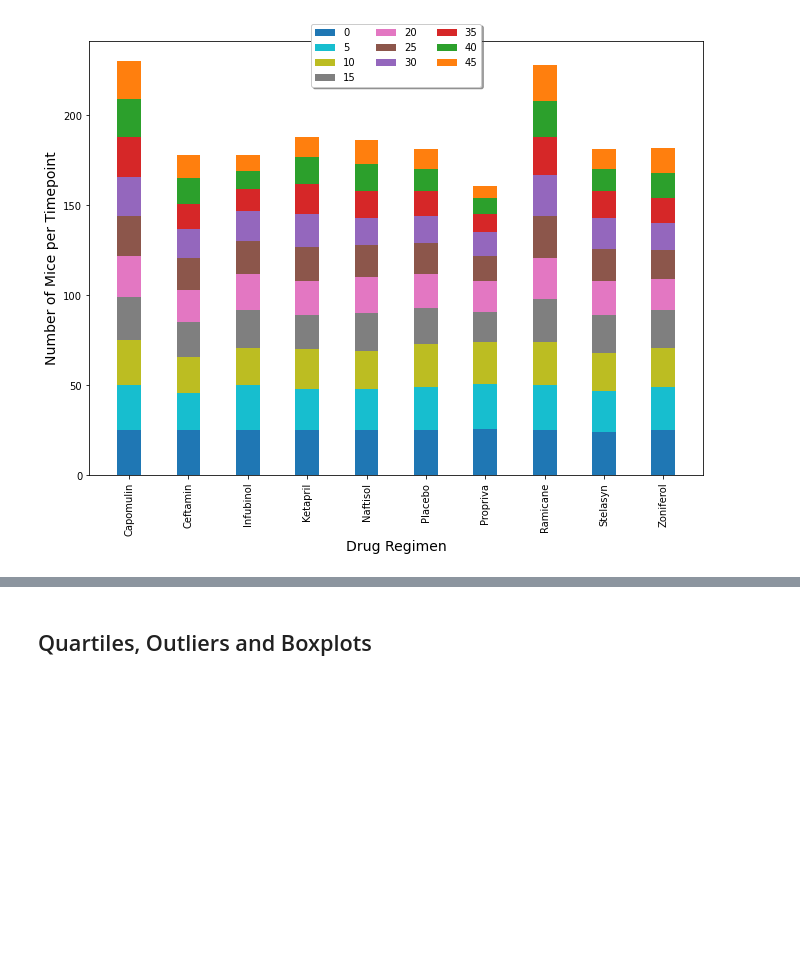
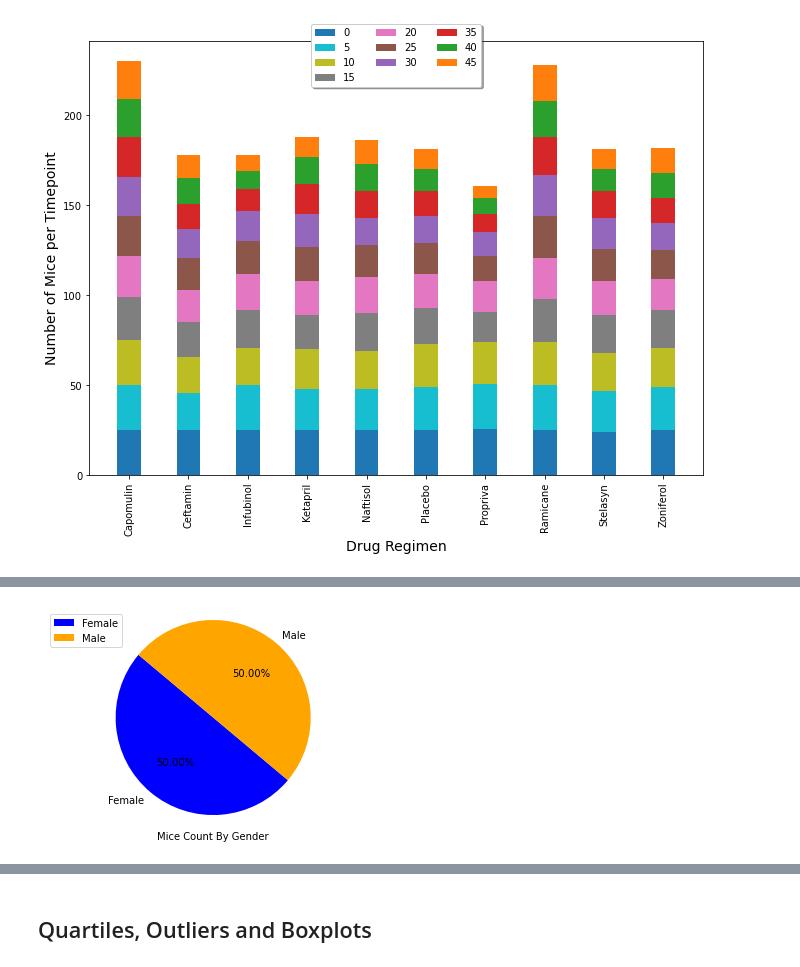
Before and after one commit to gelopez21/Matplotlib_Challenge_WK5, a Jupyter notebook: matplotlib_homework_WK5.ipynb, the cells around one changed output, grey strips where cells are left out. Cells and saved outputs as stored; diff of their text form; code cells hidden in the pictures; blank space fills up the shorter version.

```diff
--- a/matplotlib_homework_WK5.ipynb
+++ b/matplotlib_homework_WK5.ipynb
@@ -4,23 +4,25 @@
 #Dependencies and Setup
 import matplotlib.pyplot as plt
 import pandas as pd
-import sys as st
+# import sys as st
+import scipy.stats as st
 import numpy as np
+import csv
 
 #Hide warning messages in notebook
 import warnings
 warnings.filterwarnings('ignore')
 
 #Study data files
-testmouse_metadata_path = "data/Mouse_metadata.csv"
-mousestudy_results_path = "data/Study_results.csv"
+mouse_metadata_path = "data/Mouse_metadata.csv"
+study_results_path = "data/Study_results.csv"
 
 #Read the mouse data and the study results
 testmouse_metadata = pd.read_csv(mouse_metadata_path)
-mousestudy_results = pd.read_csv(study_results_path)
+teststudy_results = pd.read_csv(study_results_path)
 
 #Combine the data into a single dataset
-combined_results = pd.merge(testmouse_metadata, mousestudy_results, on = "Mouse ID")
+combined_results = pd.merge(testmouse_metadata, teststudy_results, on = "Mouse ID")
 combined_results
 
 #Display the data table for preview
@@ -30,12 +32,12 @@ drugs_group_median = round(drugs_grouped["Tumor Volume (mm3)"].median(),2)
 drugs_group_var = round(drugs_grouped["Tumor Volume (mm3)"].var(),2)
 drugs_group_std = round(drugs_grouped["Tumor Volume (mm3)"].std(),2)
 drugs_group_sem = round(drugs_grouped["Tumor Volume (mm3)"].sem(),2)
-drugsummary_stats_df = pd.DataFrame({"Mean Volume":drugs_group_mean,
+drug_groupsummary_stats_df = pd.DataFrame({"Mean Volume":drugs_group_mean,
                                  "Median Volume":drugs_group_median,
                                  "Variance":drugs_group_var,
                                  "Standard Deviation":drugs_group_std,
                                  "Standard Error of Measurment":drugs_group_sem})
-drugsummary_stats_df
+drug_groupsummary_stats_df
 # %% [output]
 |  | Mean Volume | Median Volume | Variance | Standard Deviation | Standard Error of Measurment |
 | Drug Regimen |  |  |  |  |  |
@@ -211,0 +236,14 @@ plt.show()
+# %%
+#Generate a pie plot showing the distribution of female versus male mice using pandas
+filtered = combined_micestudy_results.loc[(combined_micestudy_results["Timepoint"] == 0)]
+micegrouped_sex_count = filtered["Sex"].value_counts()
+
+colors = ["blue", "orange"]
+micegrouped_sex_count.plot(kind='pie', subplots=True, colors = colors, autopct="%.2f%%", startangle=140)
+plt.axis('equal')
+plt.xlabel("Mice Count By Gender")
+plt.ylabel("")
+plt.legend()
+plt.show()
+# %% [output]
+[figure, added]
```
Also changed, not shown: parts of 26 cells of this notebook.
